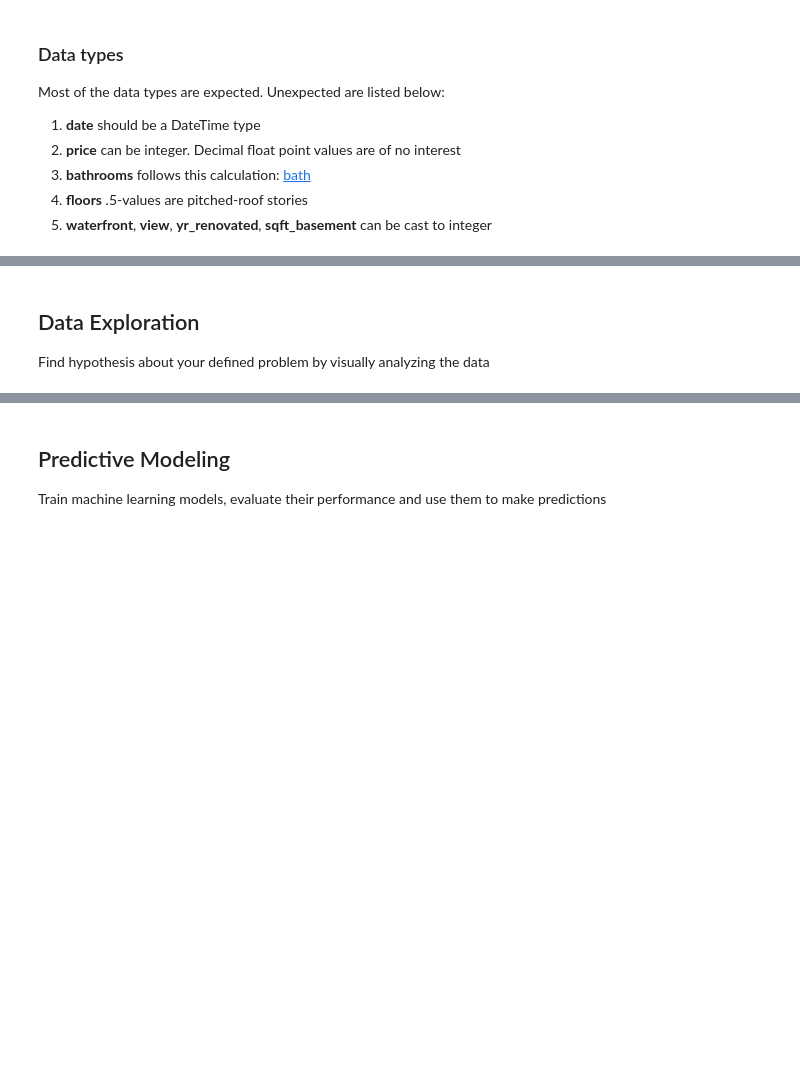
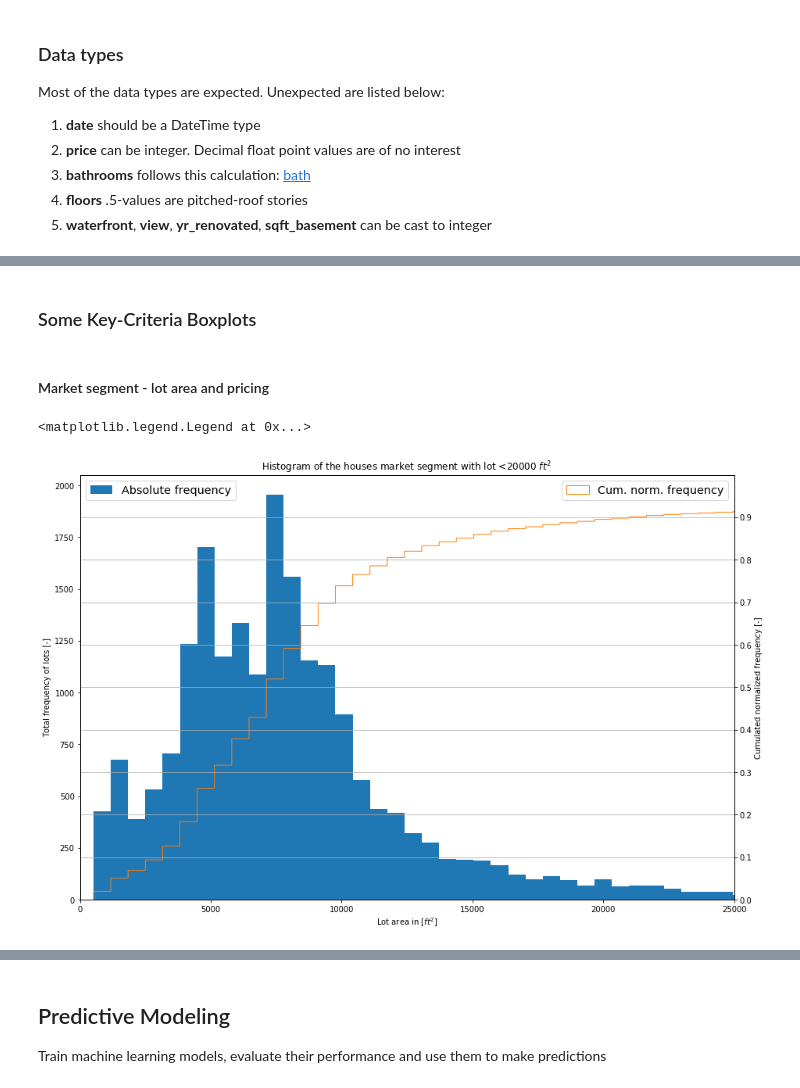
Before and after one commit to BinaerBaer/EDA-Project-King-s-County-Housepricing, a Jupyter notebook: 2-Immersive_Data_Science_Project1_EDA.ipynb, the cells around one changed output, grey strips where cells are left out. Drawn from its saved outputs; the diff is of its cells as text; code cells hidden in the pictures; blank space fills up the shorter version.

```diff
--- a/2-Immersive_Data_Science_Project1_EDA.ipynb
+++ b/2-Immersive_Data_Science_Project1_EDA.ipynb
@@ -342,4 +337,41 @@ Name: id, Length: 21420, dtype: int64
-# %% [markdown]
-## Data Exploration
-
-Find hypothesis about your defined problem by visually analyzing the data
+# %% [markdown]
+### Some Key-Criteria Boxplots
+# %% [markdown]
+#### Market segment - lot area and pricing
+# %%
+fig, ax1 = plt.subplots(figsize=(15, 10))
+ax2 = ax1.twinx()
+bins = 2500
+fontsize = 'x-large'
+labelsize = 20
+
+ax1.set(xlabel='Lot area in [$ft^2$]'
+       , ylabel='Total frequency of lots [-]')
+
+ax2.set(xlim=(0, 25e3)
+        , ylim=(0, 1)
+        , yticks=np.arange(0, 1, step=0.1)
+        , ylabel='Cumulated normalized frequency [-]'
+        , title='Histogram of the houses market segment with lot <20000 $ft^2$')
+ax2.grid(True)
+
+hst1 = ax1.hist(
+    df.sqft_lot
+    , bins=bins
+    , density=False
+    , label='Absolute frequency')
+
+ax1.legend(loc='upper left', fontsize=fontsize)
+
+hst2 = ax2.hist(
+    df.sqft_lot, cumulative=1
+    , histtype='step'
+    , bins=bins
+    , color='tab:orange'
+    , density=True
+    , label='Cum. norm. frequency')
+
+ax2.legend(fontsize=fontsize)
+# %% [output]
+<matplotlib.legend.Legend at 0x...>
+[figure, added]
```
Also changed, not shown: parts of 40 cells of this notebook.
